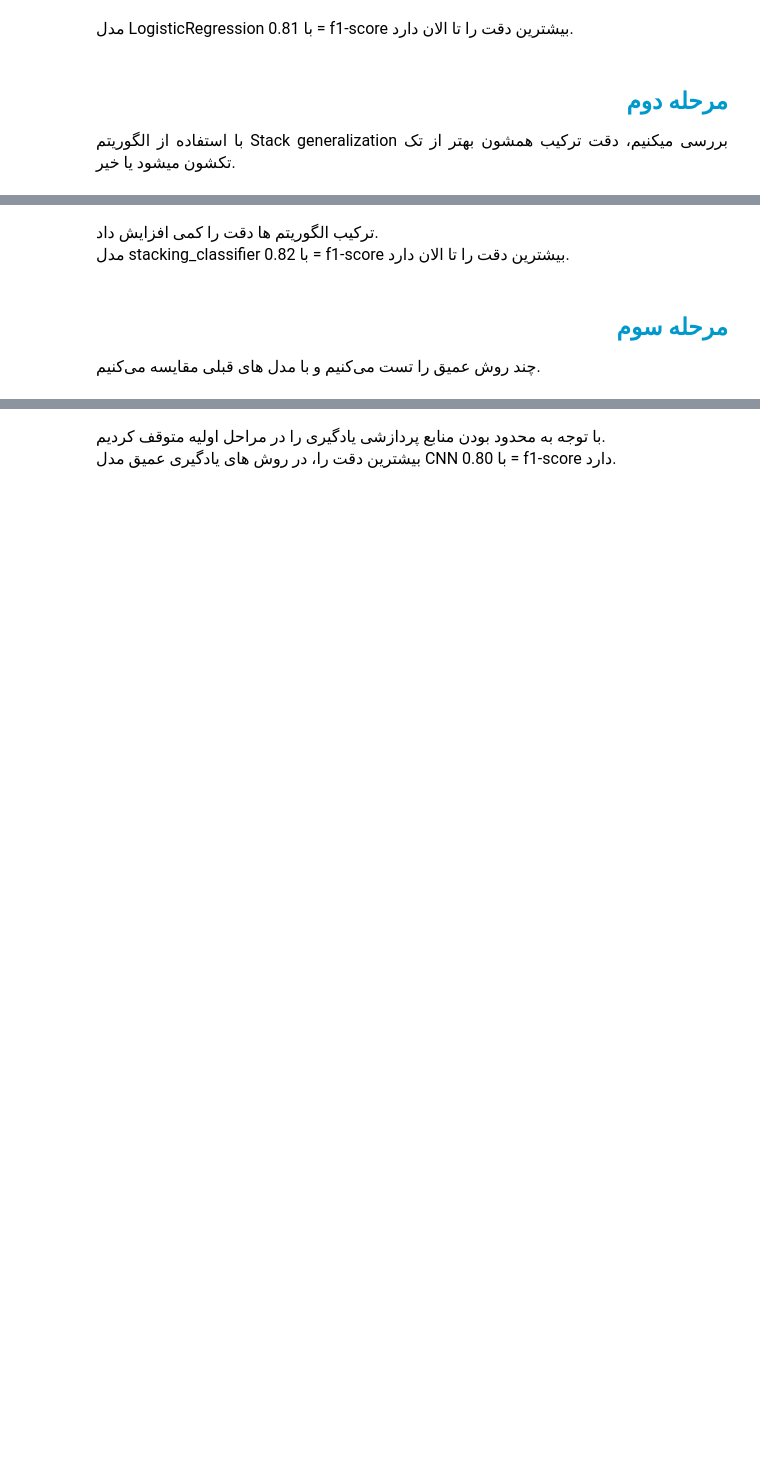
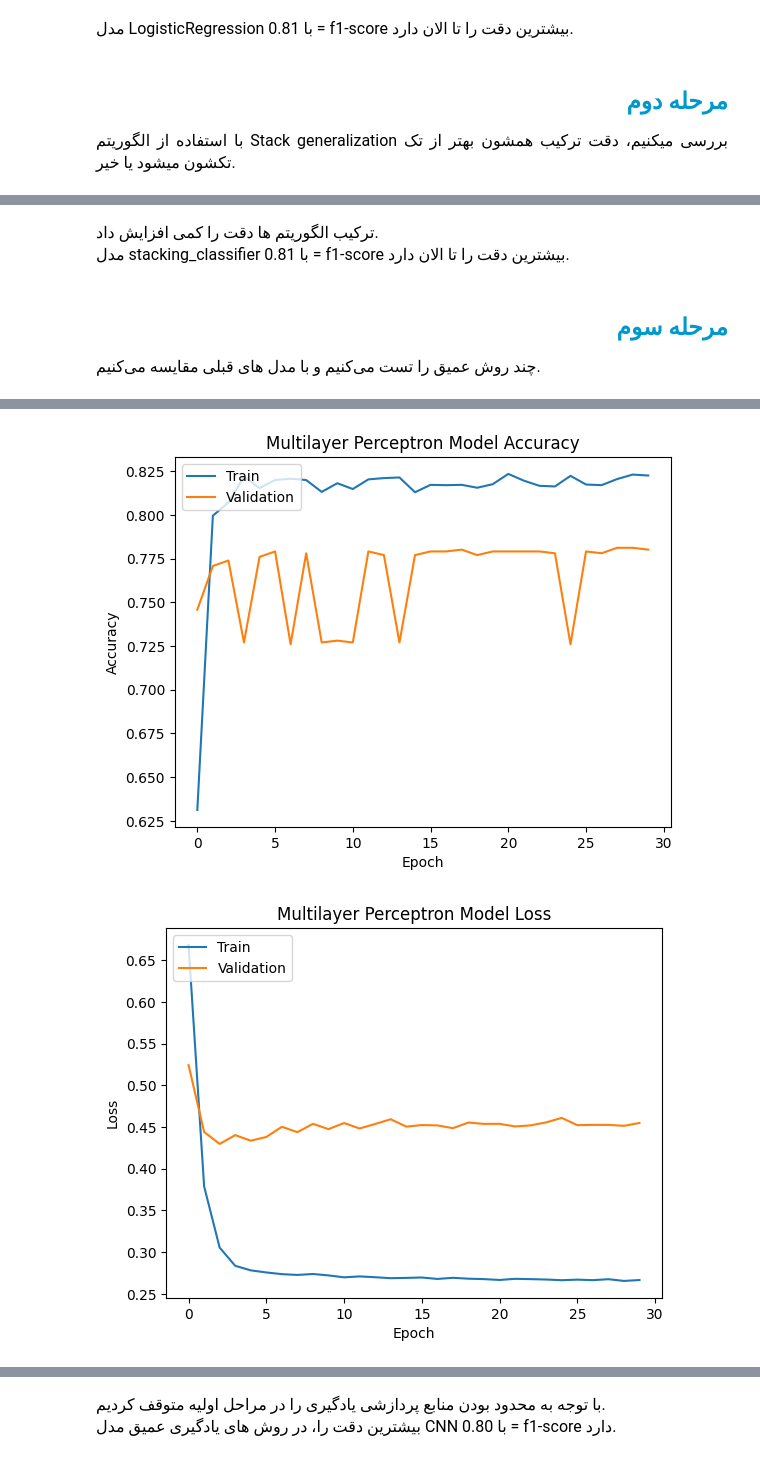
Before and after one commit to djafari700/Bachelor-s-final-project, a Jupyter notebook: notebooks/Bachelor's final project.ipynb, the cells around one changed output, grey strips where cells are left out. Cells and saved outputs as stored; diff of their text form; code cells hidden in the pictures; blank space fills up the shorter version.

```diff
--- a/notebooks/Bachelor's final project.ipynb
+++ b/notebooks/Bachelor's final project.ipynb
@@ -539,6 +547,7 @@ from sklearn.tree import DecisionTreeClassifier
 from xgboost import XGBClassifier
 from sklearn.ensemble import AdaBoostClassifier
 from sklearn.metrics import classification_report
+from sklearn.metrics import classification_report, confusion_matrix
 
 
 # List of models
@@ -556,8 +565,15 @@ models = [
 for model in models:
     model.fit(X_train, y_train)
     y_pred = model.predict(X_test)
+
     print(model.__class__.__name__+' Report:')
     print(classification_report(y_test, y_pred))
+
+    # Confusion Matrix
+    cm = confusion_matrix(y_test, y_pred)
+    print(model.__class__.__name__+' Confusion Matrix:')
+    print(cm)
+    print('\n')
 # %% [output]
 LogisticRegression Report:
               precision    recall  f1-score   support
@@ -648,7 +675,7 @@ weighted avg       0.84      0.82      0.81      1600
 <font face="vazir" size=3>
     ترکیب الگوریتم ها دقت را کمی افزایش داد.
         <br>
-مدل stacking_classifier با 0.82 = f1-score بیشترین دقت را تا الان دارد.
+مدل stacking_classifier با 0.81 = f1-score بیشترین دقت را تا الان دارد.
 </font>
 </p>
 # %% [markdown]
@@ -668,6 +695,8 @@ from sklearn.metrics import classification_report
 from tensorflow.keras.models import Sequential
 from sklearn.preprocessing import StandardScaler
 from tensorflow.keras.layers import Dense, Conv1D, LSTM, Flatten
+from sklearn.metrics import classification_report, confusion_matrix
+import matplotlib.pyplot as plt
 
 
 # Standardize the features
@@ -687,8 +716,10 @@ model_mlp = Sequential([
 
 model_mlp.compile(optimizer='adam',
                   loss='sparse_categorical_crossentropy', metrics=['accuracy'])
-model_mlp.fit(X_train, y_train, epochs=5, batch_size=8, validation_split=0.1)
 
+# Train the MLP model with history for plotting
+history_mlp = model_mlp.fit(
+    X_train, y_train, epochs=30, batch_size=256, validation_split=0.15)
 
 # Model 2: Convolutional Neural Network (CNN)
 X_train_cnn = X_train.reshape(-1, num_columns, 1)
@@ -703,8 +734,10 @@ model_cnn = Sequential([
 
 model_cnn.compile(optimizer='adam',
                   loss='sparse_categorical_crossentropy', metrics=['accuracy'])
-model_cnn.fit(X_train_cnn, y_train, epochs=5,
-              batch_size=8, validation_split=0.1)
+
+# Train the CNN model with history for plotting
+history_cnn = model_cnn.fit(
+    X_train_cnn, y_train, epochs=30, batch_size=256, validation_split=0.15)
 
 
 # Model 3: Recurrent Neural Network (RNN)
@@ -715,25 +748,62 @@ model_rnn = Sequential([
 
 model_rnn.compile(optimizer='adam',
                   loss='sparse_categorical_crossentropy', metrics=['accuracy'])
-model_rnn.fit(X_train_cnn, y_train, epochs=1,
-              batch_size=8, validation_split=0.1)
+
+# Train the RNN model with history for plotting
+history_rnn = model_rnn.fit(
+    X_train_cnn, y_train, epochs=10, batch_size=256, validation_split=0.15)
+
 
 # Evaluate models
+def evaluate_model(model, X_test, y_test, model_name):
+    print(f"\n{model_name} Evaluation:")
+
+    # Predictions
+    y_pred_probs = model.predict(X_test)
+    y_pred = np.argmax(y_pred_probs, axis=1)
+
+    # Classification Report
+    print(classification_report(y_test, y_pred))
+
+    # Confusion Matrix
+    cm = confusion_matrix(y_test, y_pred)
+    print(f"\nConfusion Matrix for {model_name}:\n", cm)
 
 
-def evaluate_model(model, X_test, y_test, model_name):
-    print(f"\n{model_name} Evaluation:")
-    y_pred_probs = model.predict(X_test)
-    y_pred = np.argmax(y_pred_probs, axis=1)
-    print(classification_report(y_test, y_pred))
+def plot_training_history(history, model_name):
+    # Plot training & validation accuracy values
+    plt.plot(history.history['accuracy'])
+    plt.plot(history.history['val_accuracy'])
+    plt.title(f'{model_name} Model Accuracy')
+    plt.ylabel('Accuracy')
+    plt.xlabel('Epoch')
+    plt.legend(['Train', 'Validation'], loc='upper left')
+    plt.show()
+
+    # Plot training & validation loss values
+    plt.plot(history.history['loss'])
+    plt.plot(history.history['val_loss'])
+    plt.title(f'{model_name} Model Loss')
+    plt.ylabel('Loss')
+    plt.xlabel('Epoch')
+    plt.legend(['Train', 'Validation'], loc='upper left')
+    plt.show()
 
 
+# Plot loss and accuracy for MLP
+plot_training_history(history_mlp, "Multilayer Perceptron")
 # Evaluate the MLP model
 evaluate_model(model_mlp, X_test, y_test, "Multilayer Perceptron")
 
+
+# Plot loss and accuracy for CNN
+plot_training_history(history_cnn, "Convolutional Neural Network")
 # Evaluate the CNN model
 evaluate_model(model_cnn, X_test_cnn, y_test, "Convolutional Neural Network")
 
+
+# Plot loss and accuracy for RNN
+plot_training_history(history_rnn, "Recurrent Neural Network")
 # Evaluate the RNN model
 evaluate_model(model_rnn, X_test_cnn, y_test, "Recurrent Neural Network")
 # %% [output]
@@ -756,0 +827,2 @@ weighted avg       0.50      0.50      0.34      1600
+[figure, added]
+[figure, added]
```
Also changed, not shown: parts of 10 cells of this notebook.
